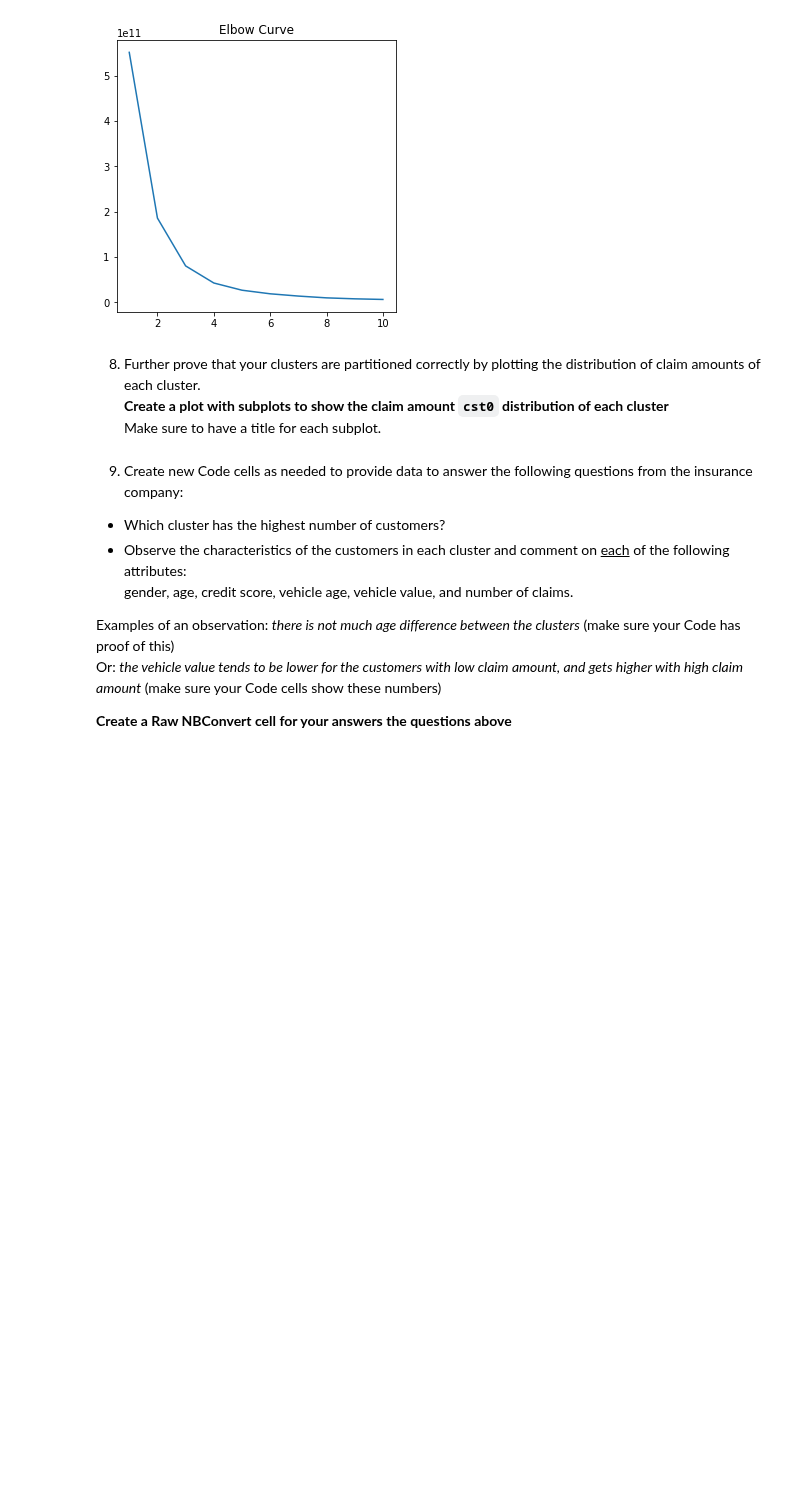
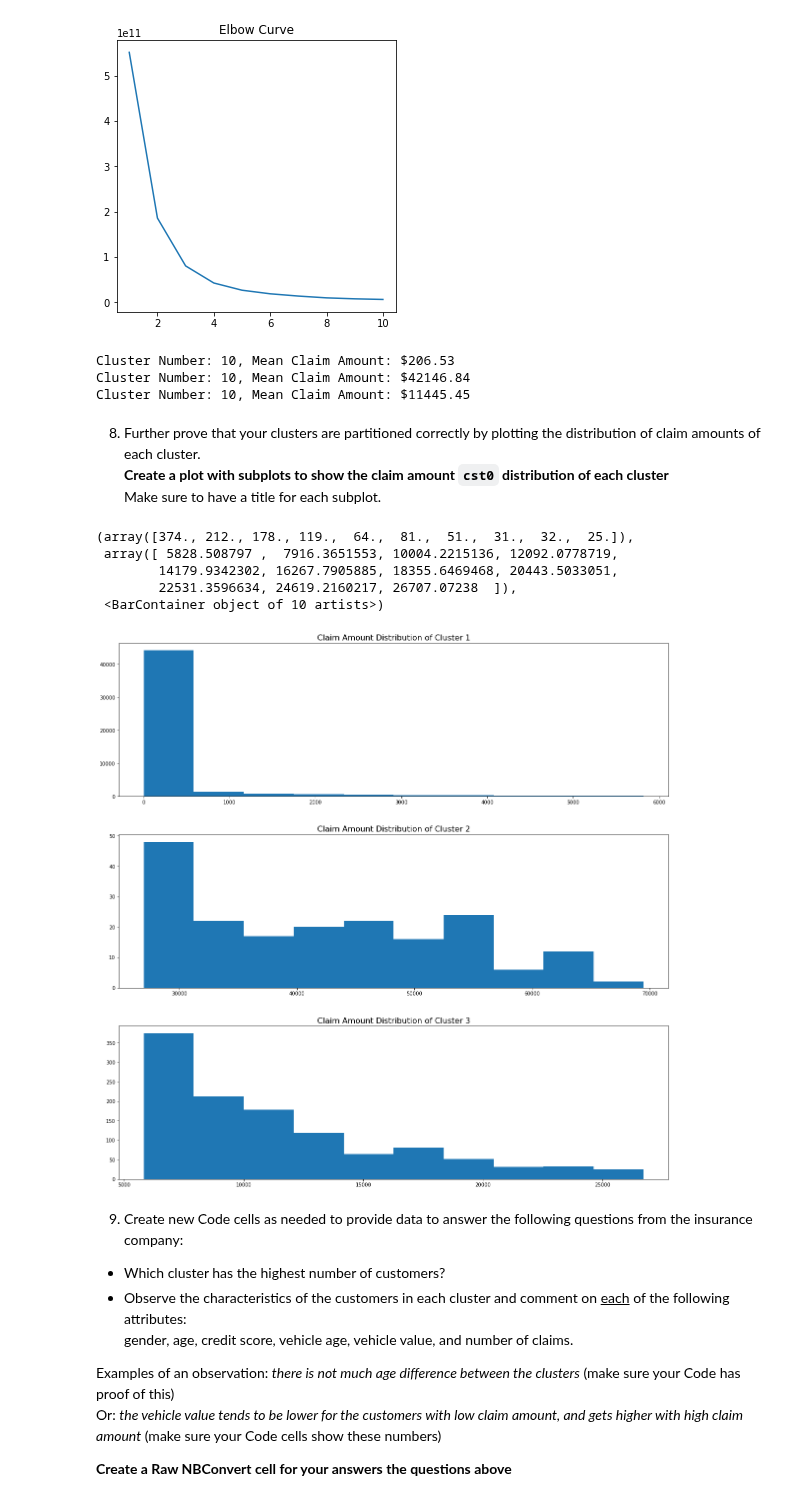
Before and after one commit to Pratyush-Shanbhag/Introduction_To_Data_Science, a Jupyter notebook: Lab_3b/lab3b.ipynb, the cells around one changed output. Drawn from its saved outputs; the diff is of its cells as text; code cells hidden in the pictures; blank space fills up the shorter version.

Commit message:
found the k-means clusters and plotted their distribution

```diff
--- a/Lab_3b/lab3b.ipynb
+++ b/Lab_3b/lab3b.ipynb
@@ -151,10 +151,48 @@ plt.title('Elbow Curve')
 plt.show()
 # %% [output]
 [figure]
+# %%
+kmeans = KMeans(n_clusters=3,init='k-means++')
+kmeans.fit(df)
+y_kmeans = kmeans.predict(df)
+# %%
+first_cluster = df[y_kmeans == 0]
+second_cluster = df[y_kmeans == 1]
+third_cluster = df[y_kmeans == 2]
+
+print(f"Cluster Number: {i}, Mean Claim Amount: ${first_cluster.claimcst0.mean():.2f}")
+print(f"Cluster Number: {i}, Mean Claim Amount: ${second_cluster.claimcst0.mean():.2f}")
+print(f"Cluster Number: {i}, Mean Claim Amount: ${third_cluster.claimcst0.mean():.2f}")
+# %% [output]
+Cluster Number: 10, Mean Claim Amount: $206.53
+Cluster Number: 10, Mean Claim Amount: $42146.84
+Cluster Number: 10, Mean Claim Amount: $11445.45
 # %% [markdown]
 8. Further prove that your clusters are partitioned correctly by plotting the distribution of claim amounts of each cluster.<br>
 __Create a plot with subplots to show the claim amount `cst0` distribution of each cluster__<br>
 Make sure to have a title for each subplot.
+# %%
+fig = plt.figure(figsize=(20,20))
+plt.subplots_adjust(hspace=0.25)
+
+plt.subplot(3, 1, 1)
+plt.title("Claim Amount Distribution of Cluster 1", fontsize=16)
+plt.hist(first_cluster.claimcst0, bins=10)
+
+plt.subplot(3, 1, 2)
+plt.title("Claim Amount Distribution of Cluster 2", fontsize=16)
+plt.hist(second_cluster.claimcst0, bins=10)
+
+plt.subplot(3, 1, 3)
+plt.title("Claim Amount Distribution of Cluster 3", fontsize=16)
+plt.hist(third_cluster.claimcst0, bins=10)
+# %% [output]
+(array([374., 212., 178., 119.,  64.,  81.,  51.,  31.,  32.,  25.]),
+ array([ 5828.508797 ,  7916.3651553, 10004.2215136, 12092.0778719,
+        14179.9342302, 16267.7905885, 18355.6469468, 20443.5033051,
+        22531.3596634, 24619.2160217, 26707.07238  ]),
+ <BarContainer object of 10 artists>)
+[figure, added]
 # %% [markdown]
 9. Create new Code cells as needed to provide data to answer the following questions from the insurance company:
 - Which cluster has the highest number of customers?
```
Also changed, not shown: parts of 2 cells of this notebook.
